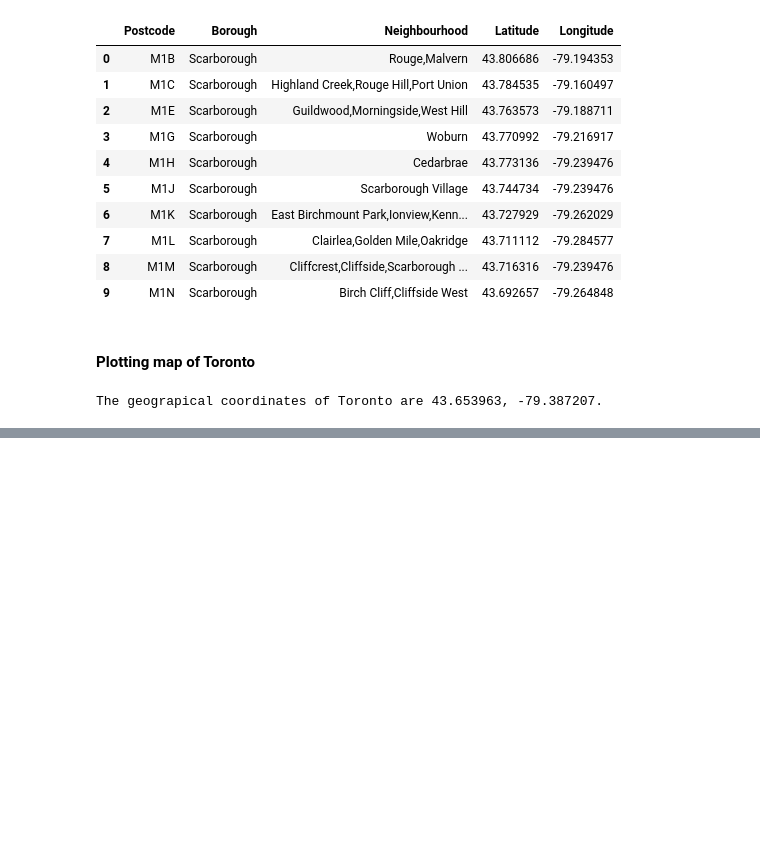
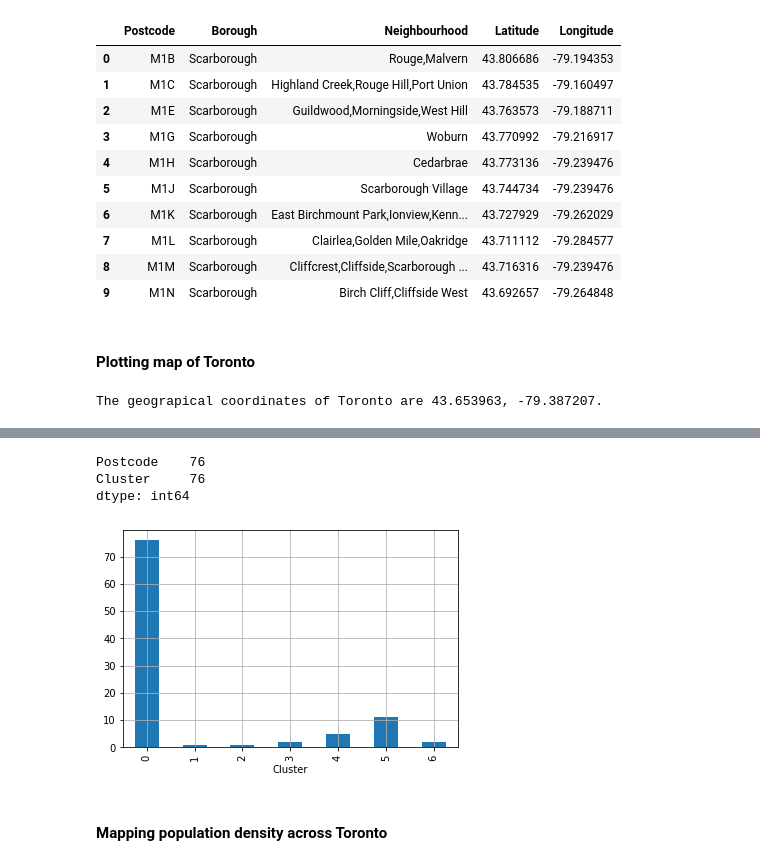
Before and after one commit to humanshado/Coursera_Capstone, a Jupyter notebook: Exploring Toronto Neighborhoods.ipynb, the cells around one changed output, grey strips where cells are left out. Saved outputs shown, nothing was run; the diff lists cells and outputs as text; code cells hidden in the pictures; blank space fills up the shorter version.

```diff
--- a/Exploring Toronto Neighborhoods.ipynb
+++ b/Exploring Toronto Neighborhoods.ipynb
@@ -170,0 +227,5 @@ map_toronto
+# %%
+toronto_venues = getNearbyVenues(names=df_toronto['Postcode'],
+                                   latitudes=df_toronto['Latitude'],
+                                   longitudes=df_toronto['Longitude']
+                                  )
@@ -170,0 +252,5 @@ map_toronto
+# %%
+# let's group rows by neighborhood and by taking the mean of the frequency of occurrence of each category
+
+toronto_grouped = toronto_onehot.groupby('Postcode').mean().reset_index()
+toronto_grouped.head(20)
@@ -170,0 +314,21 @@ map_toronto
+# %%
+from sklearn.cluster import KMeans
+
+# set number of clusters
+kclusters = 7
+
+toronto_grouped_clustering = toronto_grouped.drop('Postcode', 1)
+
+# run k-means clustering
+kmeans = KMeans(n_clusters=kclusters, random_state=0).fit(toronto_grouped_clustering)
+
+# add clustering labels
+neighborhoods_venues_sorted.insert(0, 'Cluster Labels', kmeans.labels_)
+
+toronto_merged = df_toronto.copy().set_index('Postcode')
+
+# merge toronto_grouped with toronto_data to add latitude/longitude for each neighborhood
+toronto_merged = toronto_merged.join(neighborhoods_venues_sorted.set_index('Postcode'), on='Postcode')
+toronto_merged = toronto_merged.reset_index().dropna()
+toronto_merged['Cluster Labels'] = toronto_merged['Cluster Labels'].astype(int)
+toronto_merged.head()
@@ -170,0 +438,4 @@ map_toronto
+# %%
+cluster_members = pd.DataFrame()
+cluster_members['Postcode'] = toronto_merged.Postcode.values
+cluster_members['Cluster'] = kmeans.labels_
@@ -170,0 +451,16 @@ map_toronto
+# %%
+cluster_members[cluster_members.Cluster == 0].count()
+# %% [output]
+Postcode    76
+Cluster     76
+dtype: int64
+# %%
+import matplotlib.pyplot as plt
+
+cluster_count = cluster_members.groupby('Cluster')['Postcode'].count()
+cluster_count.plot(kind='bar', grid=True)
+plt.show()
+# %% [output]
+[figure, added]
+# %% [markdown]
+#### Mapping population density across Toronto
```
Also changed, not shown: parts of 25 cells of this notebook, 2 other files.
